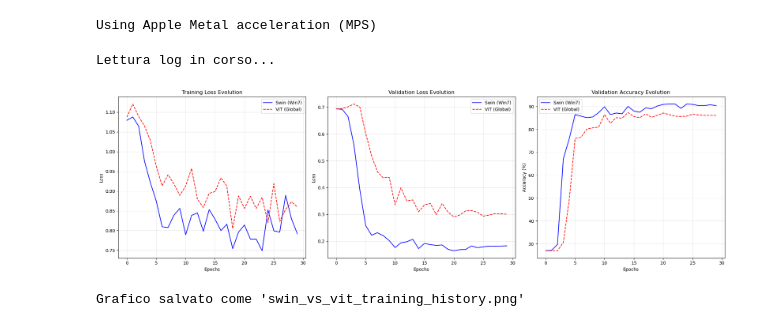
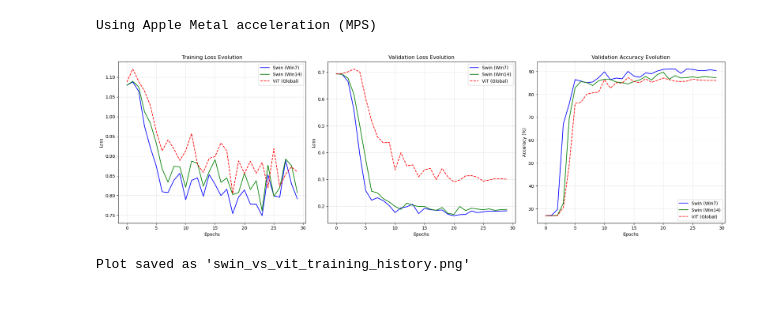
Before and after one commit to ma3ti/Swin-transformer-ChestXray, a Jupyter notebook: finetune/test.ipynb, the cells around one changed output. Saved outputs shown, nothing was run; the diff lists cells and outputs as text; code cells hidden in the pictures.

```diff
--- a/finetune/test.ipynb
+++ b/finetune/test.ipynb
@@ -66,8 +68,4 @@ class Args:
 # %%
-swin_log_path = 'results/swin/log_rank0.txt'
-vit_log_path = 'results/vit/log_rank0.txt'
-
-
 def parse_training_log(file_path):
     """Legge il file di log ed estrae le metriche per epoca."""
 
@@ -140,53 +138,58 @@ def parse_training_log(file_path):
 
 
 
-print("Reading logs...")
-swin_data = parse_training_log(swin_log_path)
+swin7_data = parse_training_log(swin7_log_path)
+swin14_data = parse_training_log(swin14_log_path)
 vit_data = parse_training_log(vit_log_path)
 
-if swin_data is None and vit_data is None:
+if swin7_data is None and swin14_data is None and vit_data is None:
     print("No log files found.")
 else:
     fig, axes = plt.subplots(1, 3, figsize=(20, 6))
 
     axes[0].set_title("Training Loss Evolution")
-    if swin_data:
-        axes[0].plot(swin_data['epochs'], swin_data['train_loss'], 'b-', label='Swin (Win7)')
+    if swin7_data:
+        axes[0].plot(swin7_data['epochs'], swin7_data['train_loss'], 'b-', label='Swin (Win7)')
+    if swin14_data:
+        axes[0].plot(swin14_data['epochs'], swin14_data['train_loss'], 'g-', label='Swin (Win14)')
     if vit_data:
         axes[0].plot(vit_data['epochs'], vit_data['train_loss'], 'r--', label='ViT (Global)')
     axes[0].set_xlabel("Epochs")
     axes[0].set_ylabel("Loss")
     axes[0].grid(True, alpha=0.3)
     axes[0].legend()
 
     axes[1].set_title("Validation Loss Evolution")
-    if swin_data:
-        axes[1].plot(swin_data['epochs'], swin_data['val_loss'], 'b-', label='Swin (Win7)')
+    if swin7_data:
+        axes[1].plot(swin7_data['epochs'], swin7_data['val_loss'], 'b-', label='Swin (Win7)')
+    if swin14_data:
+        axes[1].plot(swin14_data['epochs'], swin14_data['val_loss'], 'g-', label='Swin (Win14)')
     if vit_data:
         axes[1].plot(vit_data['epochs'], vit_data['val_loss'], 'r--', label='ViT (Global)')
     axes[1].set_xlabel("Epochs")
     axes[1].set_ylabel("Loss")
     axes[1].grid(True, alpha=0.3)
     axes[1].legend()
 
     axes[2].set_title("Validation Accuracy Evolution")
-    if swin_data:
-        axes[2].plot(swin_data['epochs'], swin_data['val_acc'], 'b-', label='Swin (Win7)')
+    if swin7_data:
+        axes[2].plot(swin7_data['epochs'], swin7_data['val_acc'], 'b-', label='Swin (Win7)')
+    if swin14_data:
+        axes[2].plot(swin14_data['epochs'], swin14_data['val_acc'], 'g-', label='Swin (Win14)')
     if vit_data:
         axes[2].plot(vit_data['epochs'], vit_data['val_acc'], 'r--', label='ViT (Global)')
     axes[2].set_xlabel("Epochs")
     axes[2].set_ylabel("Accuracy (%)")
     axes[2].grid(True, alpha=0.3)
     axes[2].legend()
 
     plt.tight_layout()
     plt.savefig("swin_vs_vit_training_history.png")
     plt.show()
     print("Plot saved as 'swin_vs_vit_training_history.png'")
 # %% [output]
+[figure, new version]
-Lettura log in corso...
+Plot saved as 'swin_vs_vit_training_history.png'
-[figure, old version]
-Grafico salvato come 'swin_vs_vit_training_history.png'
 # %%
 def evaluate_model(model_name, config_path, checkpoint_path, test_loader, classes):
     print(f"\n{'='*20} EVALUATING: {model_name} {'='*20}")
```
Also changed, not shown: parts of 6 cells of this notebook, 6 other files.
